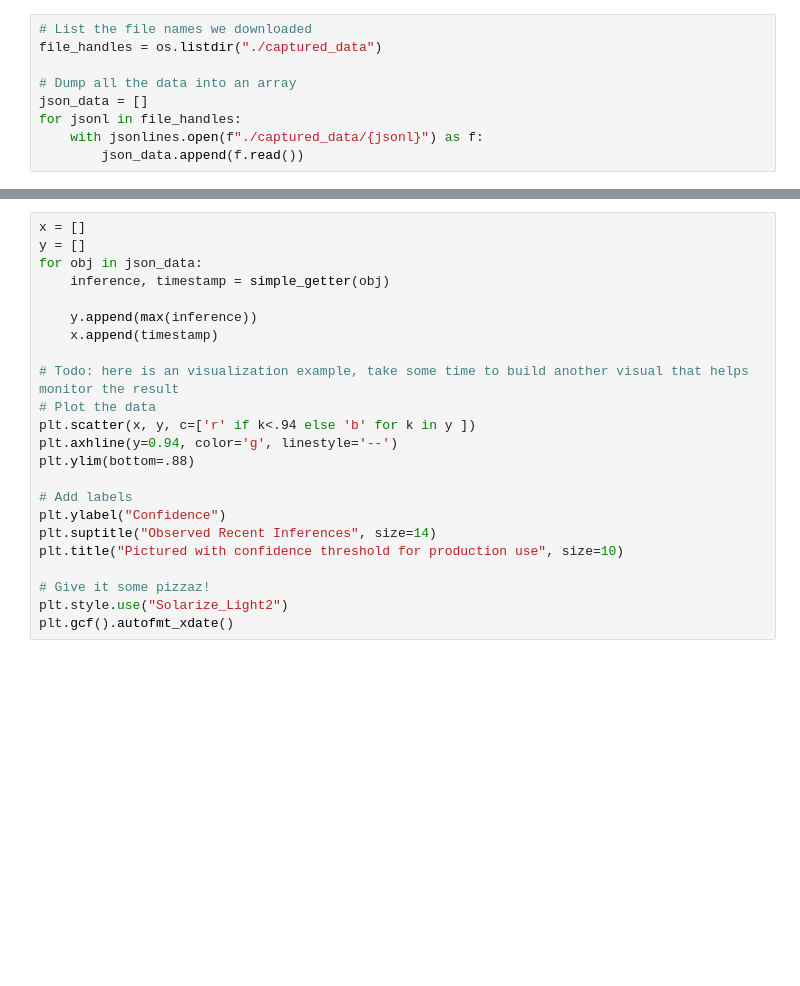
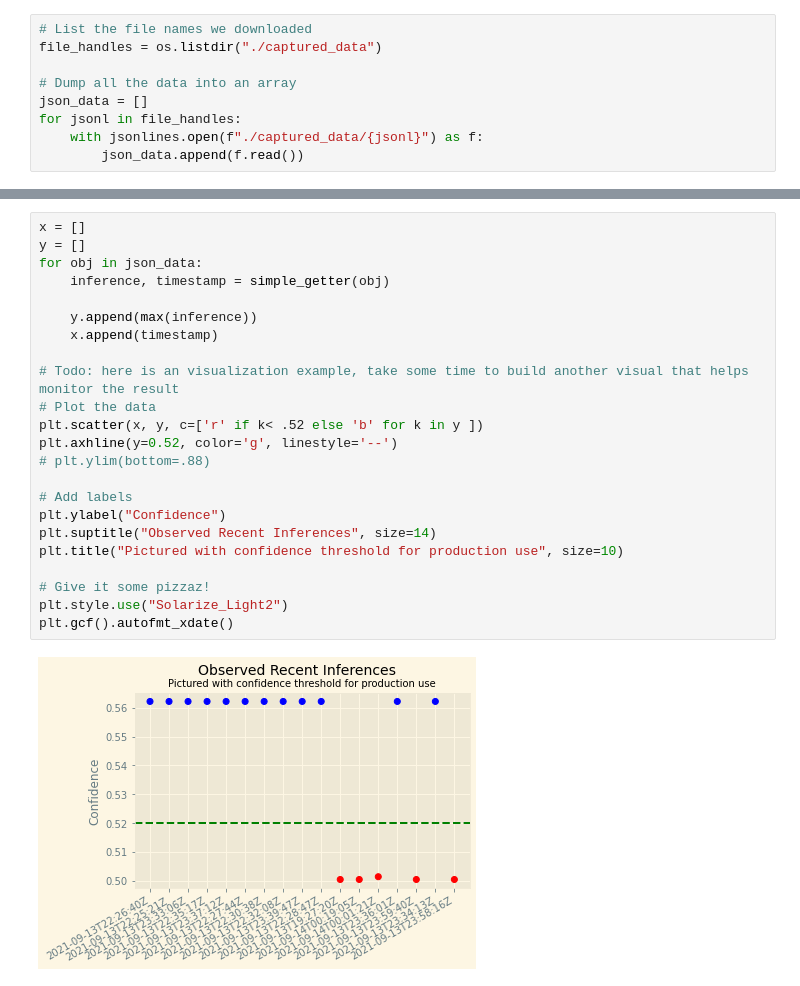
Before and after one commit to theyorubayesian/awako, a Jupyter notebook: awako/workflow.ipynb, the cells around one changed output, grey strips where cells are left out. Saved outputs shown, nothing was run; the diff lists cells and outputs as text; blank space fills up the shorter version.

Commit message:
complete visualisation

```diff
--- a/awako/workflow.ipynb
+++ b/awako/workflow.ipynb
@@ -334,23 +341,25 @@ simple_getter(json_data[0])
 # %%
 x = []
 y = []
 for obj in json_data:
     inference, timestamp = simple_getter(obj)
 
     y.append(max(inference))
     x.append(timestamp)
 
 # Todo: here is an visualization example, take some time to build another visual that helps monitor the result
 # Plot the data
-plt.scatter(x, y, c=['r' if k<.94 else 'b' for k in y ])
-plt.axhline(y=0.94, color='g', linestyle='--')
-plt.ylim(bottom=.88)
+plt.scatter(x, y, c=['r' if k< .52 else 'b' for k in y ])
+plt.axhline(y=0.52, color='g', linestyle='--')
+# plt.ylim(bottom=.88)
 
 # Add labels
 plt.ylabel("Confidence")
 plt.suptitle("Observed Recent Inferences", size=14)
 plt.title("Pictured with confidence threshold for production use", size=10)
 
 # Give it some pizzaz!
 plt.style.use("Solarize_Light2")
 plt.gcf().autofmt_xdate()
+# %% [output]
+[figure, added]
```
Also changed, not shown: parts of 2 cells of this notebook.
